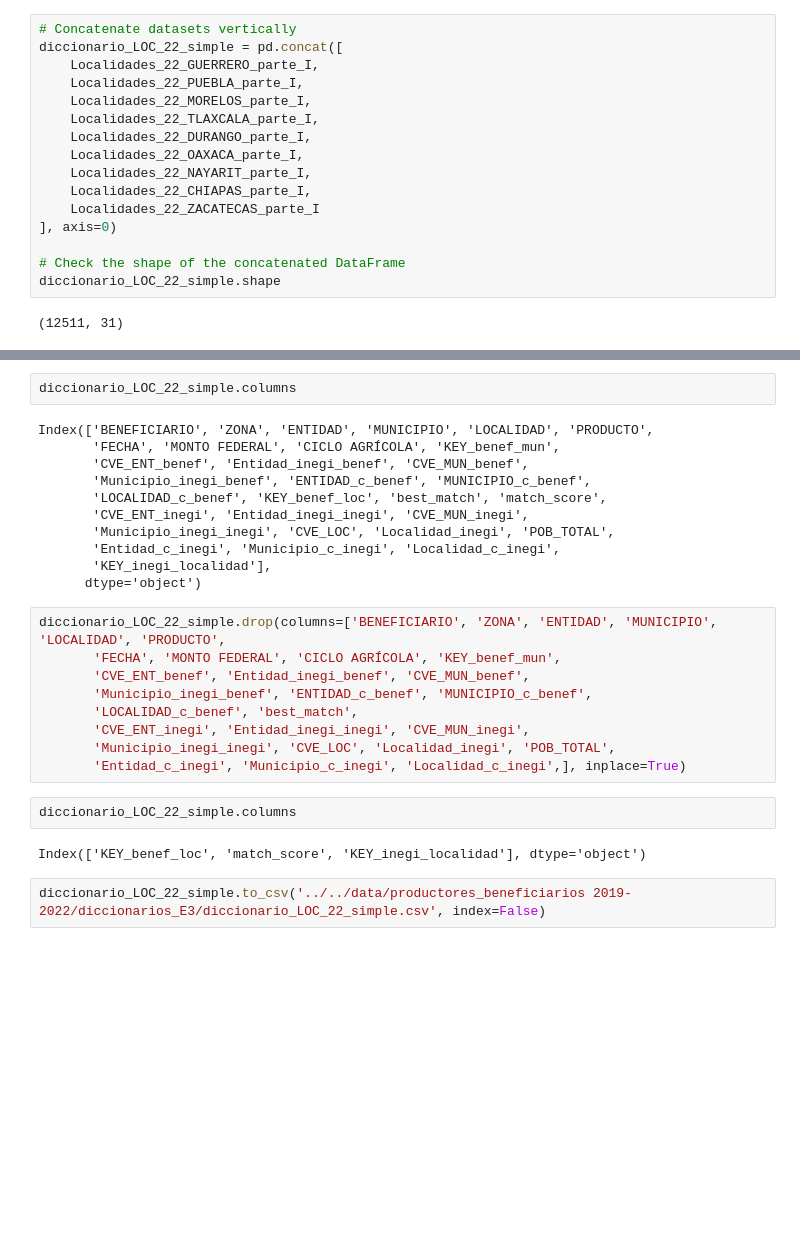
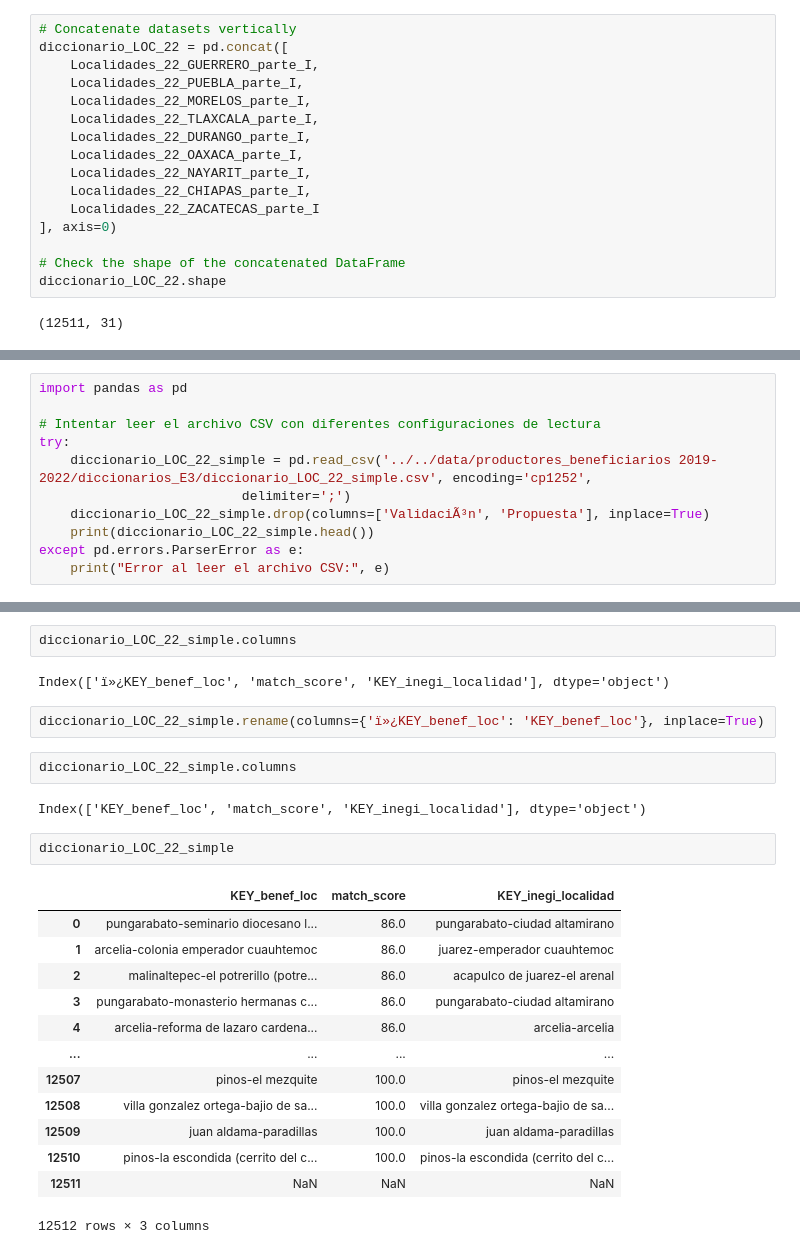
Before and after one commit to DGRIA/SESNA-Fertilizantes, a Jupyter notebook: src/Notebooks/2.3.4 Benef2022_Cleaning_and_merged.ipynb, the cells around one changed output, grey strips where cells are left out. Drawn from its saved outputs; the diff is of its cells as text; blank space fills up the shorter version.

```diff
--- a/src/Notebooks/2.3.4 Benef2022_Cleaning_and_merged.ipynb
+++ b/src/Notebooks/2.3.4 Benef2022_Cleaning_and_merged.ipynb
@@ -529,7 +523,7 @@ See the caveats in the documentation: https://pandas.pydata.org/pandas-docs/stab
 (575, 31)
 # %%
 # Concatenate datasets vertically
-diccionario_LOC_22_simple = pd.concat([
+diccionario_LOC_22 = pd.concat([
     Localidades_22_GUERRERO_parte_I,
     Localidades_22_PUEBLA_parte_I,
     Localidades_22_MORELOS_parte_I,
@@ -542,6 +536,6 @@ diccionario_LOC_22_simple = pd.concat([
 ], axis=0)
 
 # Check the shape of the concatenated DataFrame
-diccionario_LOC_22_simple.shape
+diccionario_LOC_22.shape
 # %% [output]
 (12511, 31)
@@ -547,0 +581,11 @@ diccionario_LOC_22_simple.shape
+# %%
+import pandas as pd
+
+# Intentar leer el archivo CSV con diferentes configuraciones de lectura
+try:
+    diccionario_LOC_22_simple = pd.read_csv('../../data/productores_beneficiarios 2019-2022/diccionarios_E3/diccionario_LOC_22_simple.csv', encoding='cp1252',
+                          delimiter=';')
+    diccionario_LOC_22_simple.drop(columns=['ValidaciÃ³n', 'Propuesta'], inplace=True)
+    print(diccionario_LOC_22_simple.head())
+except pd.errors.ParserError as e:
+    print("Error al leer el archivo CSV:", e)
@@ -548,28 +606,26 @@ diccionario_LOC_22_simple.shape
 # %%
 diccionario_LOC_22_simple.columns
 # %% [output]
-Index(['BENEFICIARIO', 'ZONA', 'ENTIDAD', 'MUNICIPIO', 'LOCALIDAD', 'PRODUCTO',
-       'FECHA', 'MONTO FEDERAL', 'CICLO AGRÍCOLA', 'KEY_benef_mun',
-       'CVE_ENT_benef', 'Entidad_inegi_benef', 'CVE_MUN_benef',
-       'Municipio_inegi_benef', 'ENTIDAD_c_benef', 'MUNICIPIO_c_benef',
-       'LOCALIDAD_c_benef', 'KEY_benef_loc', 'best_match', 'match_score',
-       'CVE_ENT_inegi', 'Entidad_inegi_inegi', 'CVE_MUN_inegi',
-       'Municipio_inegi_inegi', 'CVE_LOC', 'Localidad_inegi', 'POB_TOTAL',
-       'Entidad_c_inegi', 'Municipio_c_inegi', 'Localidad_c_inegi',
-       'KEY_inegi_localidad'],
-      dtype='object')
+Index(['ï»¿KEY_benef_loc', 'match_score', 'KEY_inegi_localidad'], dtype='object')
-# %%
-diccionario_LOC_22_simple.drop(columns=['BENEFICIARIO', 'ZONA', 'ENTIDAD', 'MUNICIPIO', 'LOCALIDAD', 'PRODUCTO',
-       'FECHA', 'MONTO FEDERAL', 'CICLO AGRÍCOLA', 'KEY_benef_mun',
-       'CVE_ENT_benef', 'Entidad_inegi_benef', 'CVE_MUN_benef',
-       'Municipio_inegi_benef', 'ENTIDAD_c_benef', 'MUNICIPIO_c_benef',
-       'LOCALIDAD_c_benef', 'best_match',
-       'CVE_ENT_inegi', 'Entidad_inegi_inegi', 'CVE_MUN_inegi',
-       'Municipio_inegi_inegi', 'CVE_LOC', 'Localidad_inegi', 'POB_TOTAL',
-       'Entidad_c_inegi', 'Municipio_c_inegi', 'Localidad_c_inegi',], inplace=True)
+# %%
+diccionario_LOC_22_simple.rename(columns={'ï»¿KEY_benef_loc': 'KEY_benef_loc'}, inplace=True)
 # %%
 diccionario_LOC_22_simple.columns
 # %% [output]
 Index(['KEY_benef_loc', 'match_score', 'KEY_inegi_localidad'], dtype='object')
-# %%
-diccionario_LOC_22_simple.to_csv('../../data/productores_beneficiarios 2019-2022/diccionarios_E3/diccionario_LOC_22_simple.csv', index=False)
+# %%
+diccionario_LOC_22_simple
+# %% [output]
+|  | KEY_benef_loc | match_score | KEY_inegi_localidad |
+| 0 | pungarabato-seminario diocesano l... | 86.0 | pungarabato-ciudad altamirano |
+| 1 | arcelia-colonia emperador cuauhtemoc | 86.0 | juarez-emperador cuauhtemoc |
+| 2 | malinaltepec-el potrerillo (potre... | 86.0 | acapulco de juarez-el arenal |
+| 3 | pungarabato-monasterio hermanas c... | 86.0 | pungarabato-ciudad altamirano |
+| 4 | arcelia-reforma de lazaro cardena... | 86.0 | arcelia-arcelia |
+| ... | ... | ... | ... |
+| 12507 | pinos-el mezquite | 100.0 | pinos-el mezquite |
+| 12508 | villa gonzalez ortega-bajio de sa... | 100.0 | villa gonzalez ortega-bajio de sa... |
+| 12509 | juan aldama-paradillas | 100.0 | juan aldama-paradillas |
+| 12510 | pinos-la escondida (cerrito del c... | 100.0 | pinos-la escondida (cerrito del c... |
+| 12511 | NaN | NaN | NaN |
+12512 rows × 3 columns
```
Also changed, not shown: parts of 32 cells of this notebook.
